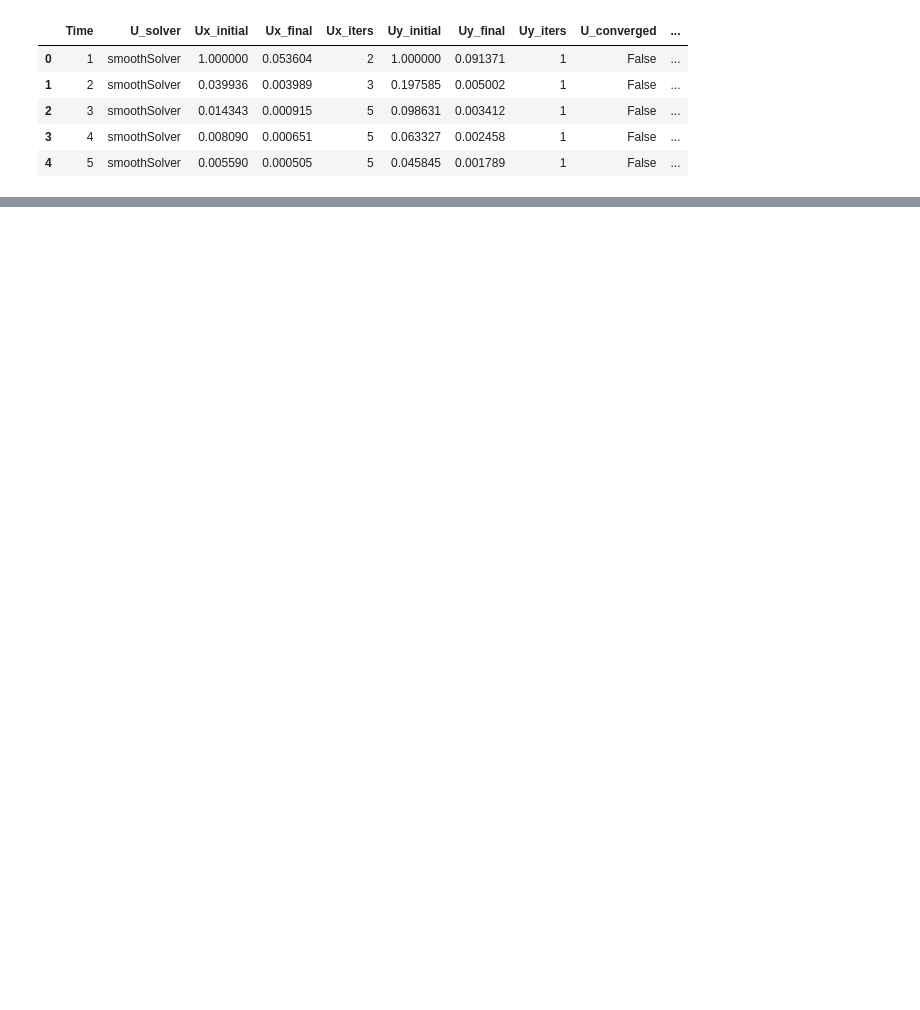
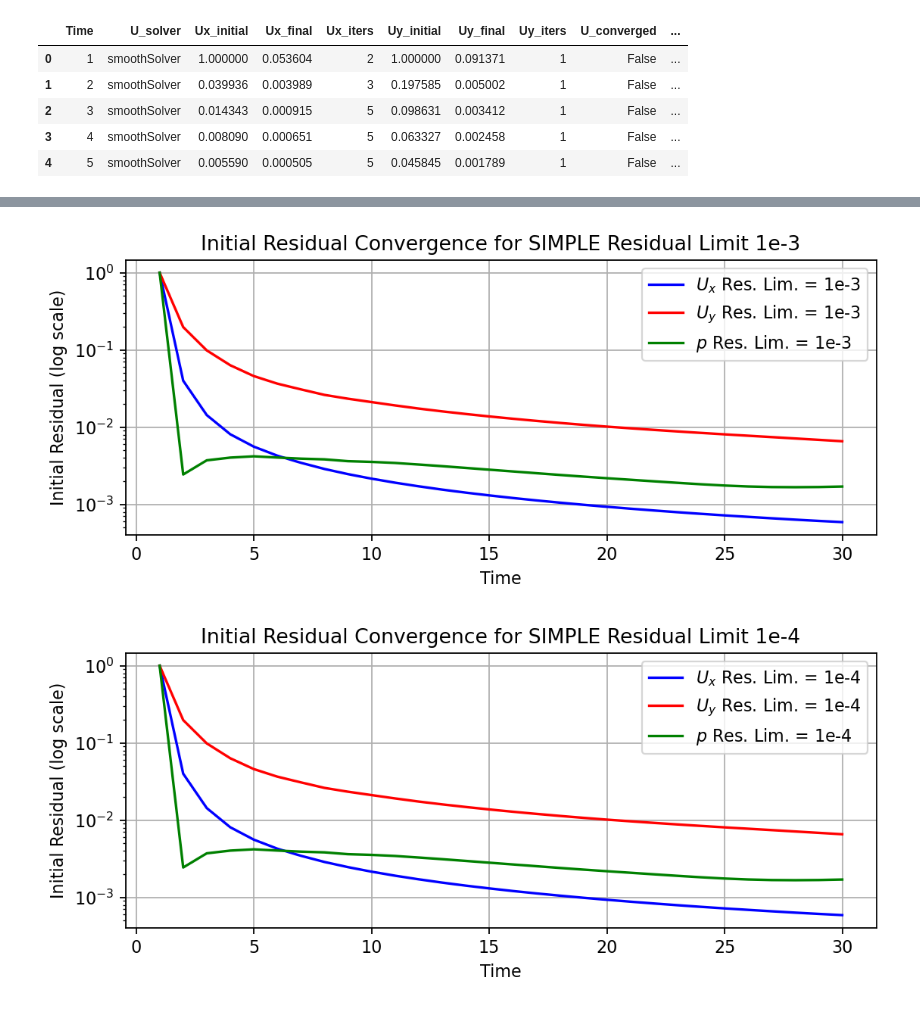
Before and after one commit to AndreWeiner/wall_modeling, a Jupyter notebook: notebooks/PlotResiduals.ipynb, the cells around one changed output, grey strips where cells are left out. Saved outputs shown, nothing was run; the diff lists cells and outputs as text; code cells hidden in the pictures; blank space fills up the shorter version.

```diff
--- a/notebooks/PlotResiduals.ipynb
+++ b/notebooks/PlotResiduals.ipynb
@@ -4,3 +8,8 @@ import os, sys
 import numpy as np
 import matplotlib.pyplot as plt
 import pandas as pd
+
+# increase dpi and use latex rendering
+import matplotlib as mpl
+mpl.rcParams['figure.dpi'] = 160
+#mpl.rc('text', usetex=True)
@@ -9,6 +22,7 @@ import pandas as pd
 '''
 model = "kOmegaSST"
 yp = 1
+res_list = ['1e-3', '1e-4']
 '''
 model = os.environ["model"]
 yp = os.environ["yp"]
@@ -16,4 +30,6 @@ if (yp.find('.') == -1):
     yp = int(os.environ["yp"])
 else:
     yp = float(os.environ["yp"])
+res_list = os.getenv('res_list').split(',')
+res_list = res_list[1:]
 # %% [output]
@@ -21,9 +40,9 @@ else:
 # %%
 # This line that is commented out for the purpose of testing in jupyter notebook.
-#solverInfo_path = '../run/turbulentFlatPlate1/solverInfo_{}_{}.csv'.format(model, str(yp))
-solverInfo_path = 'solverInfo_{}_{}.csv'.format(model, str(yp))
-solverInfo_data = pd.read_csv(solverInfo_path, delim_whitespace=True, skiprows = 1)
-solverInfo_data.head()
+#solverInfo_path = ['../run/turbulentFlatPlate1/yplus_{}/solverInfo_{}_{}_{}.csv'.format(str(yp), model, str(yp), res_list[i]) for i in range(len(res_list))]
+solverInfo_path = ['yplus_{}/solverInfo_{}_{}_{}.csv'.format(str(yp), model, str(yp), res_list[i]) for i in range(len(res_list))]
+solverInfo_data = [pd.read_csv(solverInfo_path[j], delim_whitespace=True, skiprows = 1) for j in range(len(res_list))]
+solverInfo_data[0].head()
 # %% [output]
 |  | Time | U_solver | Ux_initial | Ux_final | Ux_iters | Uy_initial | Uy_final | Uy_iters | U_converged | ... |
 | 0 | 1 | smoothSolver | 1.000000 | 0.053604 | 2 | 1.000000 | 0.091371 | 1 | False | ... |
@@ -34,5 +57,5 @@ solverInfo_data.head()
 # %%
-Ux_init_res = solverInfo_data['Ux_initial']
-Uy_init_res = solverInfo_data['Uy_initial']
-p_init_res = solverInfo_data['p_initial']
-t = solverInfo_data['Time']
+Ux_init_res = [solverInfo_data[k]['Ux_initial'] for k in range(len(res_list))]
+Uy_init_res = [solverInfo_data[l]['Uy_initial'] for l in range(len(res_list))]
+p_init_res = [solverInfo_data[m]['p_initial'] for m in range(len(res_list))]
+t = solverInfo_data[0]['Time']
@@ -52,0 +66,16 @@ plt.savefig("solverInfo_{}_{}.pdf".format(model, str(yp)))
+# %%
+for n in range(len(res_list)):
+    fig, ax = plt.subplots(1, 1, figsize=(8, 3))
+    plt.yscale("log")
+    plt.grid()
+    plt.title("Initial Residual Convergence for SIMPLE Residual Limit {}".format(res_list[n]))
+    ax.set_xlabel("Time")
+    ax.set_ylabel("Initial Residual (log scale)")
+    ax.plot(t, Ux_init_res[n], color = 'b', label = "$U_x$ Res. Lim. = {}".format(res_list[n]))
+    ax.plot(t, Uy_init_res[n], color = 'r', label = "$U_y$ Res. Lim. = {}".format(res_list[n]))
+    ax.plot(t, p_init_res[n], color = 'g', label = "$p$ Res. Lim. = {}".format(res_list[n]))
+    ax.legend()
+    plt.savefig("yplus_{}/solverInfo_{}_{}_{}.pdf".format(str(yp), model, str(yp), res_list[n]), bbox_inches="tight")
+# %% [output]
+[figure, added]
+[figure, added]
```
Also changed, not shown: parts of 7 cells of this notebook, 6 other files.
